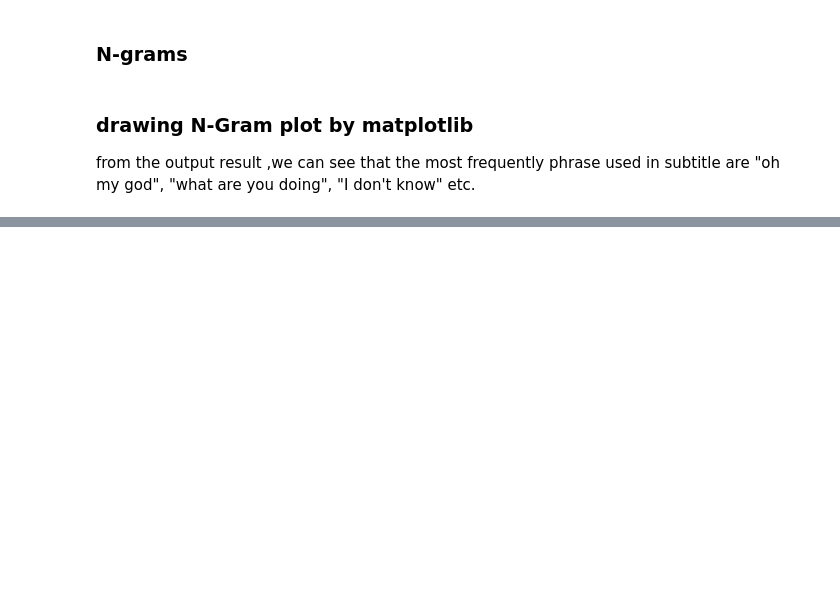
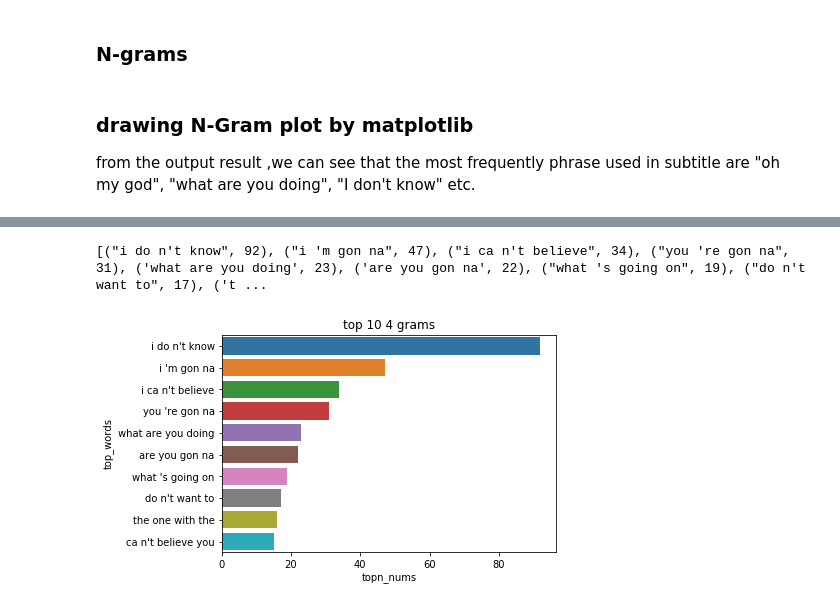
Before and after one commit to mikolaje/SubtitleAnalysis, a Jupyter notebook: Friends/data_display.ipynb, the cells around one changed output, grey strips where cells are left out. Saved outputs shown, nothing was run; the diff lists cells and outputs as text; code cells hidden in the pictures; blank space fills up the shorter version.

```diff
--- a/Friends/data_display.ipynb
+++ b/Friends/data_display.ipynb
@@ -123,0 +147,5 @@ plot_barh(5, 15, words_list)
+# %%
+plot_ngram(4, 10)
+# %% [output]
+[("i do n't know", 92), ("i 'm gon na", 47), ("i ca n't believe", 34), ("you 're gon na", 31), ('what are you doing', 23), ('are you gon na', 22), ("what 's going on", 19), ("do n't want to", 17), ('t ...
+[figure, added]
```
Also changed, not shown: parts of 10 cells of this notebook, 3 other files.
